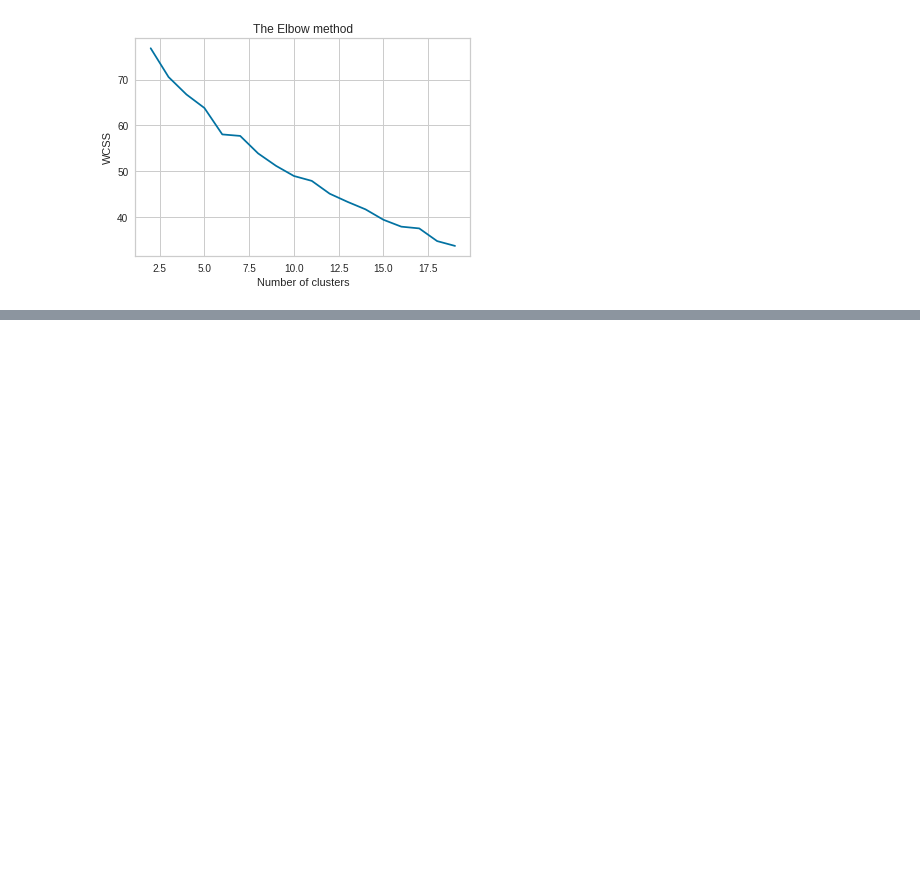
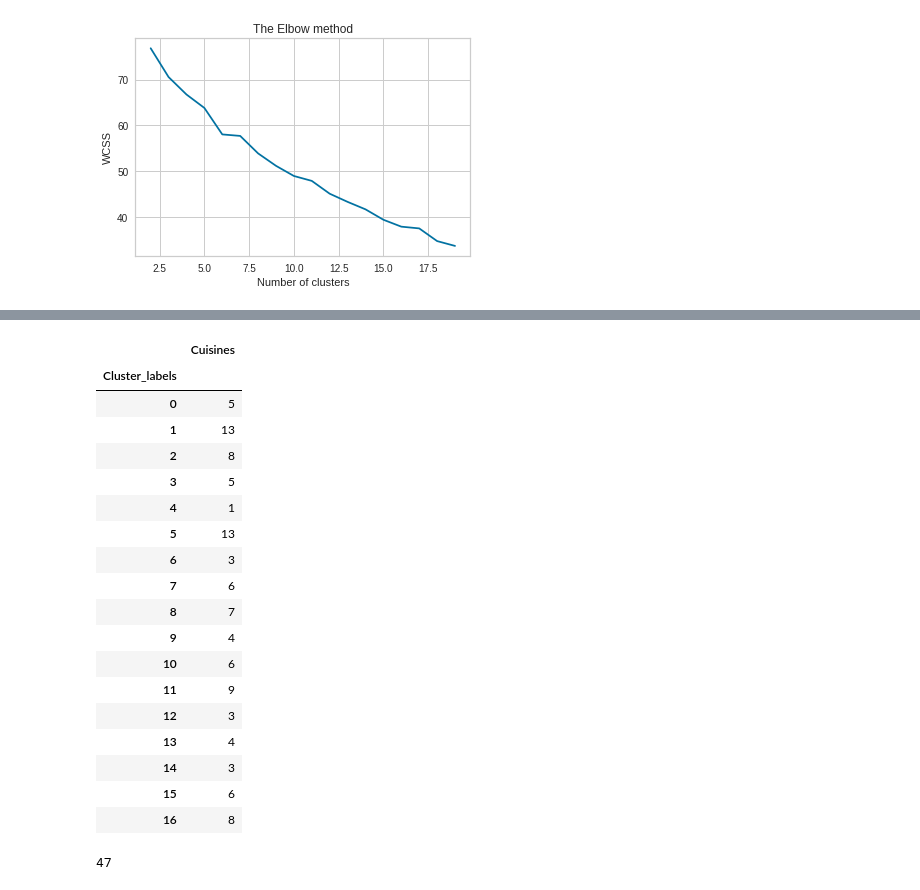
Before and after one commit to SethupathyM/Unsupervised_ML_Clustering_and_Sentiment_Analysis_Zomato_Restaurant, a Jupyter notebook: Zomato_Restaurant_Clustering_and_Sentiment_Analysis_.ipynb, the cells around one changed output, grey strips where cells are left out. Drawn from its saved outputs; the diff is of its cells as text; code cells hidden in the pictures; blank space fills up the shorter version.

```diff
--- a/Zomato_Restaurant_Clustering_and_Sentiment_Analysis_.ipynb
+++ b/Zomato_Restaurant_Clustering_and_Sentiment_Analysis_.ipynb
@@ -349,0 +411,22 @@ Silhouette Coefficient: 0.140
+# %%
+pd.DataFrame(df.groupby(['Cluster_labels'])['Cuisines'].count())
+# %% [output]
+|  | Cuisines |
+| Cluster_labels |  |
+| 0 | 5 |
+| 1 | 13 |
+| 2 | 8 |
+| 3 | 5 |
+| 4 | 1 |
+| 5 | 13 |
+| 6 | 3 |
+| 7 | 6 |
+| 8 | 7 |
+| 9 | 4 |
+| 10 | 6 |
+| 11 | 9 |
+| 12 | 3 |
+| 13 | 4 |
+| 14 | 3 |
+| 15 | 6 |
+| 16 | 8 |
@@ -349,0 +436,4 @@ Silhouette Coefficient: 0.140
+# %%
+len(terms)
+# %% [output]
+47
```
Also changed, not shown: parts of 16 cells of this notebook.
